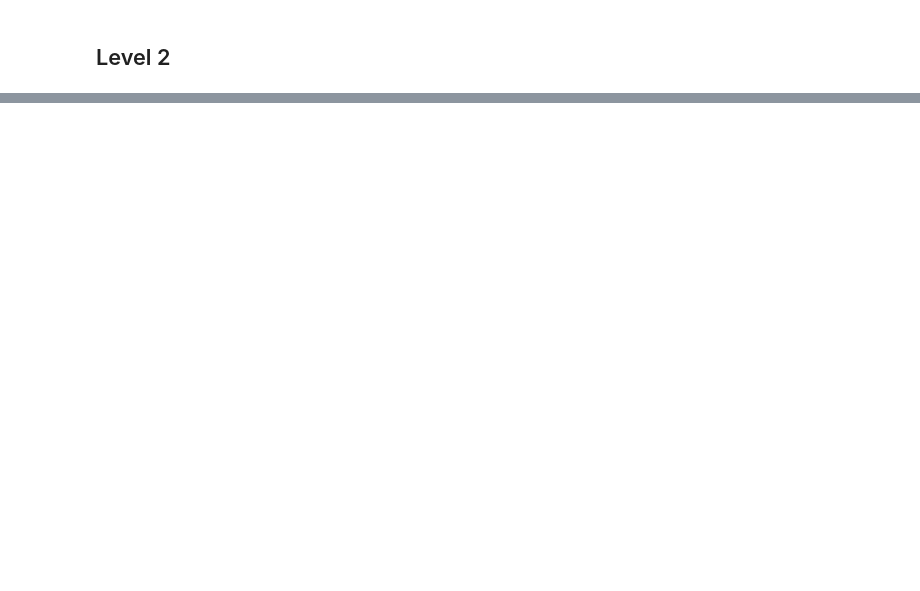
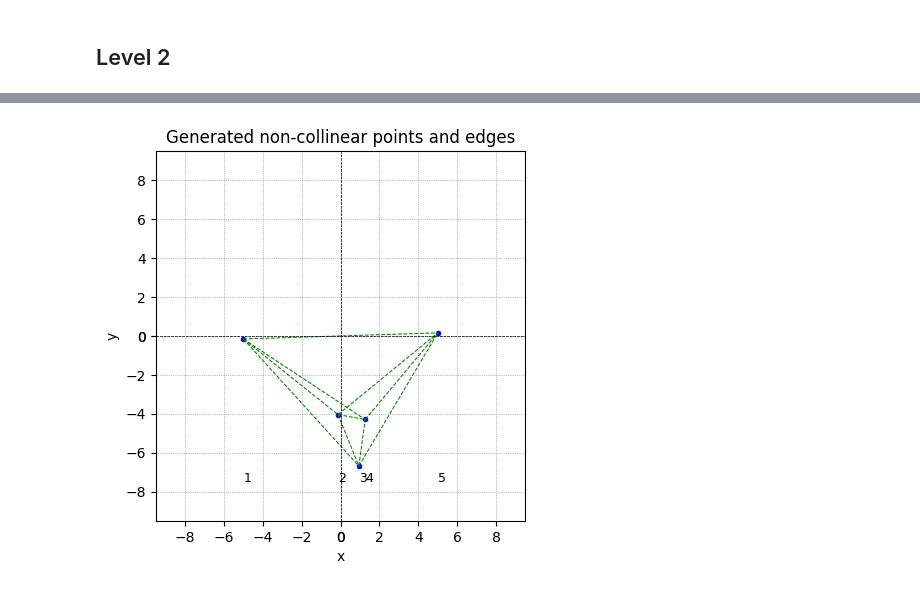
Before and after one commit to jadenzy/MATH165_Final, a Jupyter notebook: CrossingNumber.ipynb, the cells around one changed output, grey strips where cells are left out. Cells and saved outputs as stored; diff of their text form; code cells hidden in the pictures; blank space fills up the shorter version.

Commit message:
added animation

```diff
--- a/CrossingNumber.ipynb
+++ b/CrossingNumber.ipynb
@@ -54,9 +54,12 @@ class Halfplane:
         alpha = Point.cross(h.p - g.p, h.pq) / Point.cross(g.pq, h.pq)
         return g.p + (g.pq * alpha)
     def cross(g, h):
-        s = Point.cross(h.p - g.p, h.pq) / Point.cross(g.pq, h.pq)
-        t = Point.cross(g.p - h.p, g.pq) / Point.cross(h.pq, g.pq)
-        return 0 < s < 1 and 0 < t < 1
+        if Point.cross(g.pq, h.pq) == 0:
+            return False
+        else:
+            s = Point.cross(h.p - g.p, h.pq) / Point.cross(g.pq, h.pq)
+            t = Point.cross(g.p - h.p, g.pq) / Point.cross(h.pq, g.pq)
+            return 0 < s < 1 and 0 < t < 1
     def intersect_hull(halfplanes, MIN_COORD, MAX_COORD, SCALE):
         # https://cp-algorithms.com/geometry/halfplane-intersection.html
         box = [Point(MAX_COORD, SCALE * MAX_COORD), Point(MIN_COORD, SCALE * MAX_COORD), Point(MIN_COORD, SCALE * MIN_COORD), Point(MAX_COORD, SCALE * MIN_COORD)]
@@ -390,3 +393,52 @@ circular sequence:
 5 3 4 2 1
 5 4 3 2 1
 circular sequence matches target with 0/10 errors
+# %%
+from matplotlib import animation
+
+fig = plt.figure()
+ax = plt.subplot(1,1,1)
+pts, = ax.plot([p.x for p in points], [p.y for p in points], "b.", label="Generated points") # plot points
+texy = [None for _ in range(n)]
+for ind, p in enumerate(points): # plot labels
+  texy[ind] = ax.text(p.x, MIN_COORD * SCALE, f"{ind+1}", color='black', fontsize=9)
+edgy = [None for _ in range(n * (n - 1) // 2)]
+for ind, e in enumerate(itertools.combinations(points, 2)): # plot edges
+  x = [p.x for p in e]
+  y = [p.y for p in e]
+  edgy[ind], = ax.plot(x, y, color='green', linestyle='--', linewidth=0.75)
+
+# visuals
+ax.set_ylim(SCALE * MIN_COORD - STEP, SCALE * MAX_COORD + STEP)
+ax.set_xlim(SCALE * MIN_COORD - STEP, SCALE * MAX_COORD + STEP)
+ticks = [i for i in range(0, int(SCALE * MIN_COORD - STEP), -STEP)] + [i for i in range(0, int(SCALE * MAX_COORD + STEP), STEP)]
+ax.set_yticks(ticks)
+ax.set_xticks(ticks)
+ax.axhline(0, color='black', linewidth=0.5, linestyle='--')
+ax.axvline(0, color='black', linewidth=0.5, linestyle='--')
+ax.grid(color='gray', linestyle=':', linewidth=0.5)
+ax.set_title('Generated non-collinear points and edges')
+ax.set_xlabel('x')
+ax.set_ylabel('y')
+ax.set_aspect("equal")
+
+FRAMES = 200
+def rot(points, angle):
+  return [points[ind].x * math.cos(angle) + points[ind].y * math.sin(angle) for ind in range(len(points))], [points[ind].x * -math.sin(angle) + points[ind].y * math.cos(angle) for ind in range(len(points))]
+
+def drawframe(m):
+    angle = 2 * math.pi / FRAMES * m
+    x, y = rot(points, angle)
+    pts.set_data(x, y)
+    for ind, e in enumerate(itertools.combinations(points, 2)): # plot edges
+      x, y = rot(e, angle)
+      edgy[ind].set_data(x, y)
+    for ind, p in enumerate(points): # plot labels
+      x, y = rot([p], angle)
+      texy[ind].set_x(x[0])
+    return pts,
+
+anim = animation.FuncAnimation(fig, drawframe, frames=FRAMES, interval=100, blit=True)
+from IPython.display import HTML
+HTML(anim.to_html5_video())
+# %% [output]
@@ -392,0 +446 @@ circular sequence matches target with 0/10 errors
+[figure, added]
```
Also changed, not shown: parts of 5 cells of this notebook.
